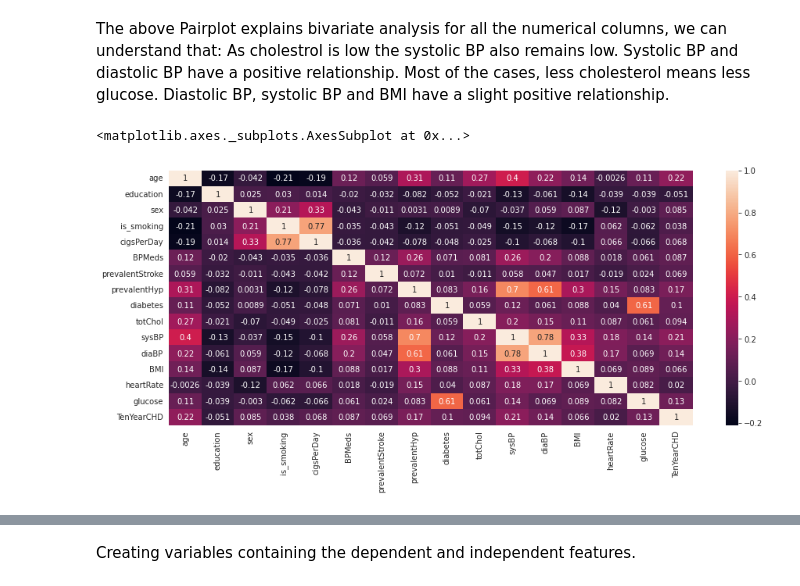
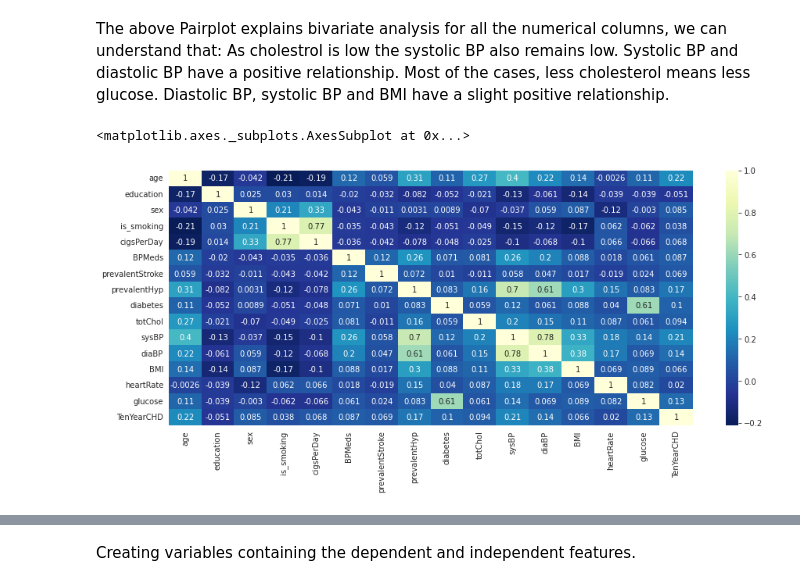
Before and after one commit to lakummahesh/Supervised-ML-Capstone-Project-Classification-Cardiovascular-Risk-Prediction, a Jupyter notebook: Cardiovascular_Risk_Prediction.ipynb, the cells around one changed output, grey strips where cells are left out. Cells and saved outputs as stored; diff of their text form; code cells hidden in the pictures.

```diff
--- a/Cardiovascular_Risk_Prediction.ipynb
+++ b/Cardiovascular_Risk_Prediction.ipynb
@@ -501,7 +532,7 @@ Diastolic BP, systolic BP and BMI have a slight positive relationship.
 # %%
 # Using a heatmap to show correlation
 plt.figure(figsize=(15,6))
-sns.heatmap(df2.corr(), annot = True)
+sns.heatmap(df2.corr(), annot = True, cmap="YlGnBu_r")
 # %% [output]
 <matplotlib.axes._subplots.AxesSubplot at 0x...>
-[figure, old version]
+[figure, new version]
```
Also changed, not shown: parts of 53 cells of this notebook.
